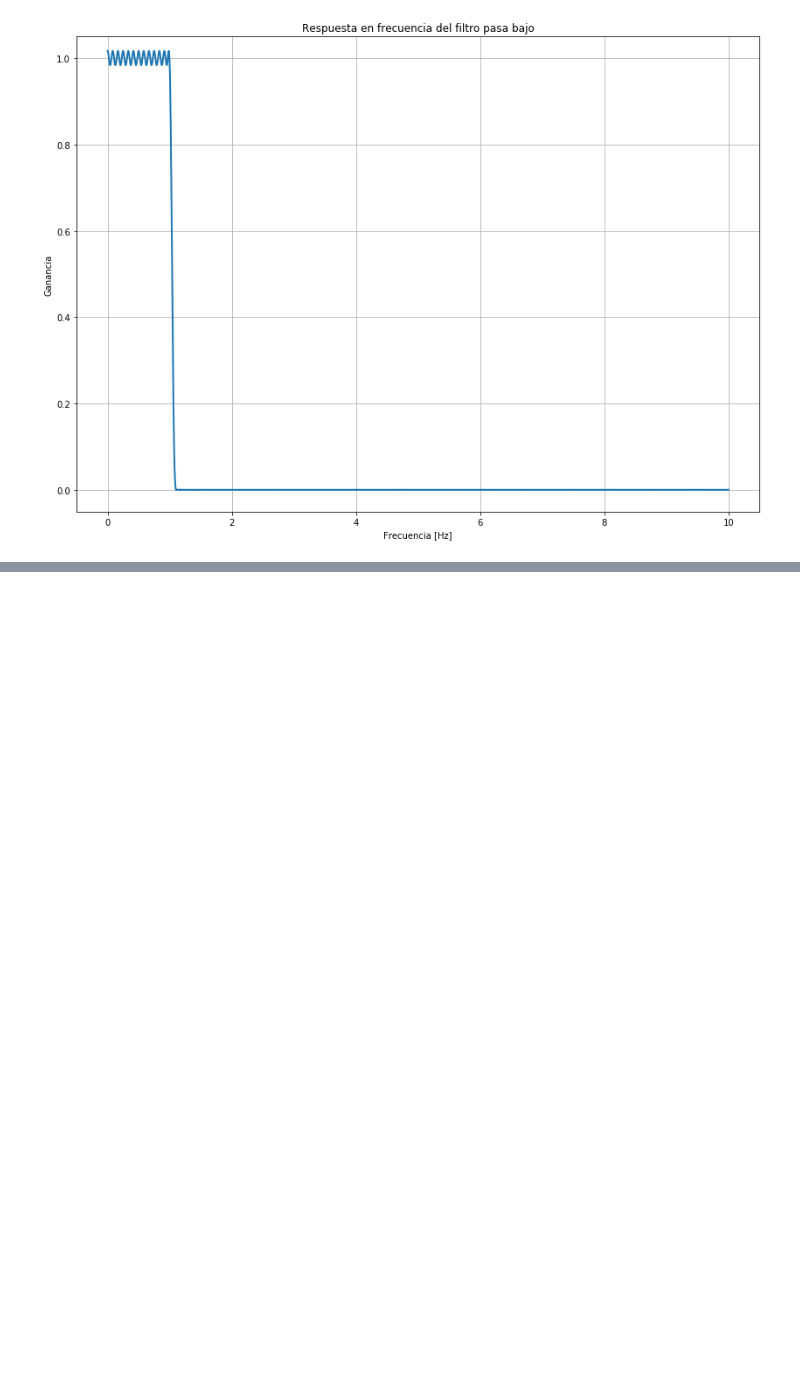
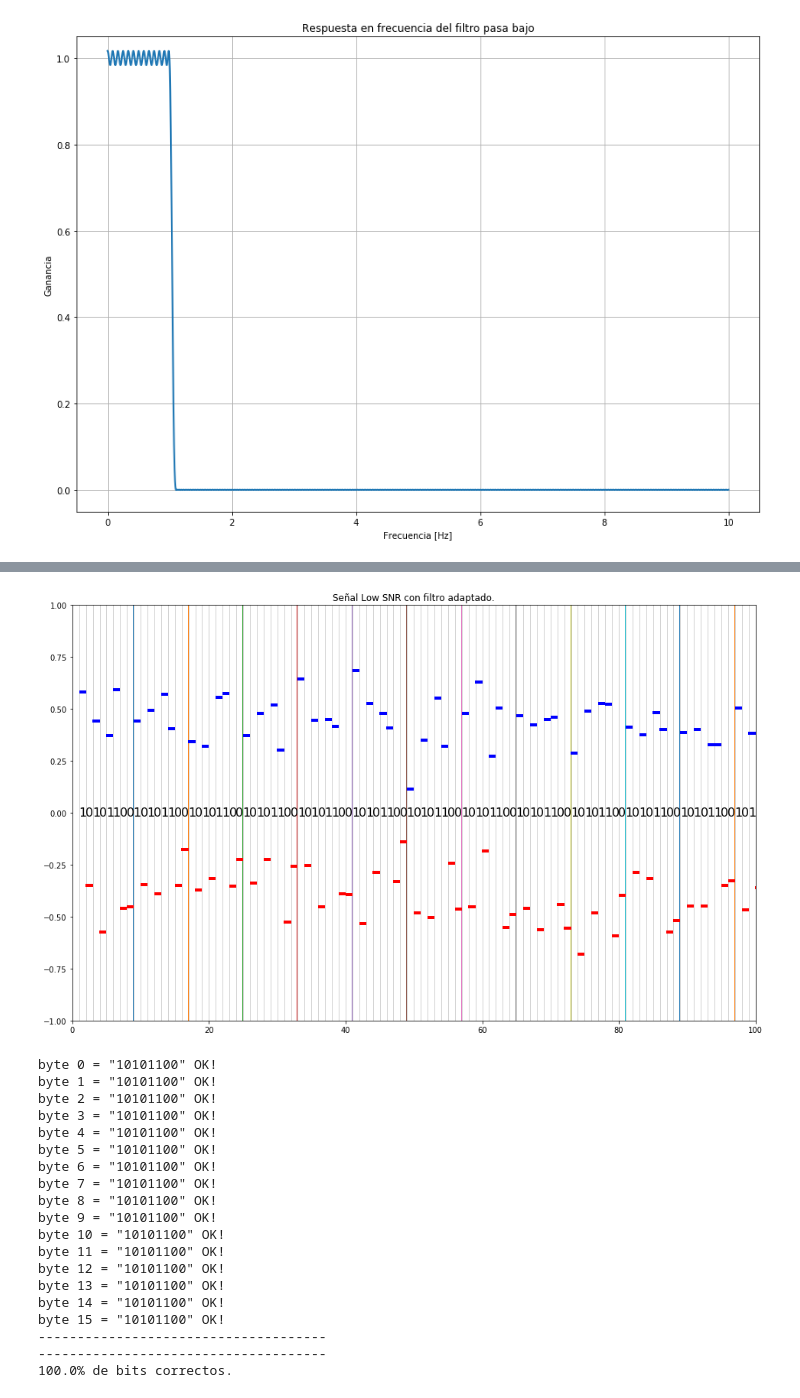
Before and after one commit to royconejo/PdS2, a Jupyter notebook: TP1.ipynb, the cells around one changed output, grey strips where cells are left out. Cells and saved outputs as stored; diff of their text form; code cells hidden in the pictures; blank space fills up the shorter version.

```diff
--- a/TP1.ipynb
+++ b/TP1.ipynb
@@ -127,0 +148,9 @@ plt.show ()
+# %%
+# Pulso invertido, carga de señales y convolucion de las mismas
+pulseFilt = pulse[::-1]
+
+signalOriginal = np.load ('signal.npy')
+signalLowSNR   = np.load ('signalLowSNR.npy')
+
+signalOriginalFiltered = np.convolve (pulseFilt, signalOriginal)
+signalLowSNRFiltered   = np.convolve (pulseFilt, signalLowSNR)
@@ -127,0 +235,24 @@ plt.show ()
+# %%
+header = dibujarSubsamplearSenial (signalLowSNRFiltered, 100, 'Señal Low SNR con filtro adaptado.')
+chequearHeader (header)
+# %% [output]
+[figure, added]
+byte 0 = "10101100" OK!
+byte 1 = "10101100" OK!
+byte 2 = "10101100" OK!
+byte 3 = "10101100" OK!
+byte 4 = "10101100" OK!
+byte 5 = "10101100" OK!
+byte 6 = "10101100" OK!
+byte 7 = "10101100" OK!
+byte 8 = "10101100" OK!
+byte 9 = "10101100" OK!
+byte 10 = "10101100" OK!
+byte 11 = "10101100" OK!
+byte 12 = "10101100" OK!
+byte 13 = "10101100" OK!
+byte 14 = "10101100" OK!
+byte 15 = "10101100" OK!
+-------------------------------------
+-------------------------------------
+100.0% de bits correctos.
```
Also changed, not shown: parts of 13 cells of this notebook.
